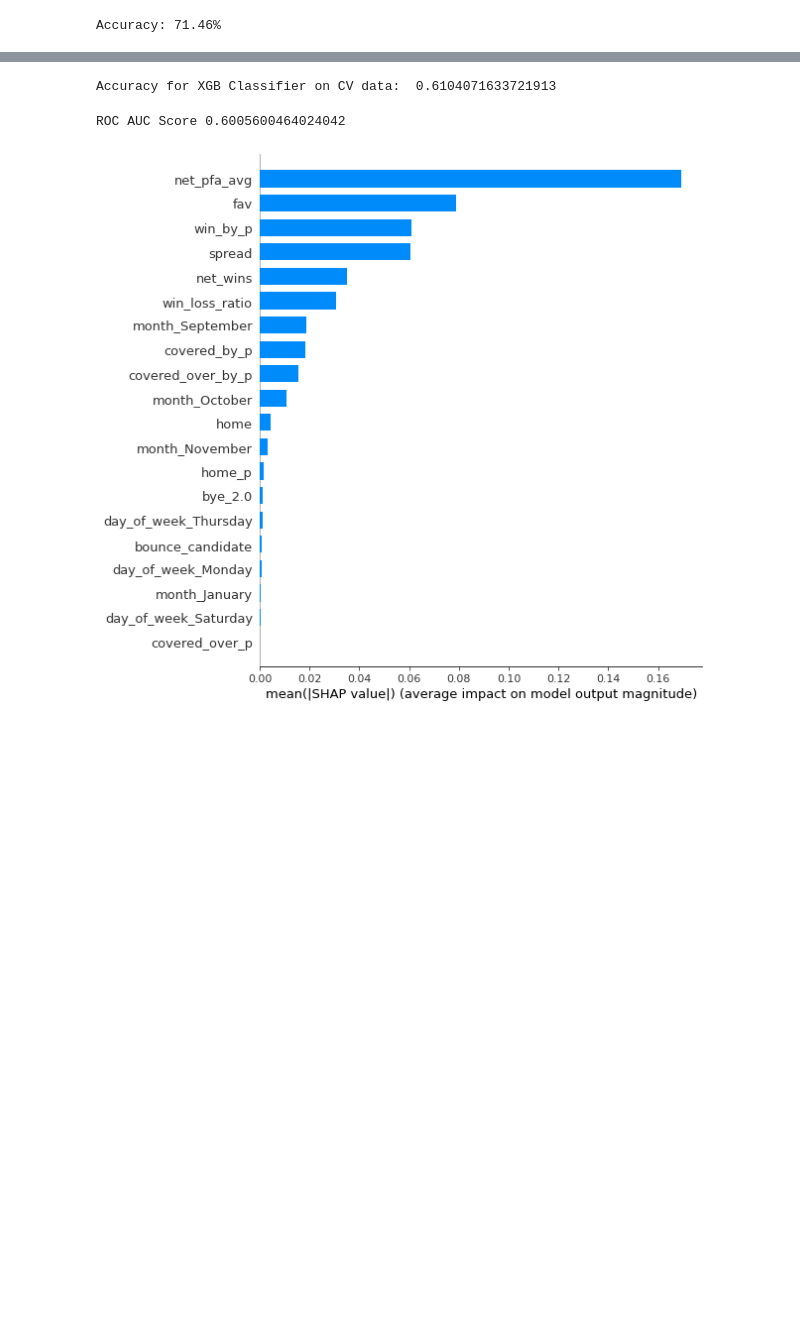
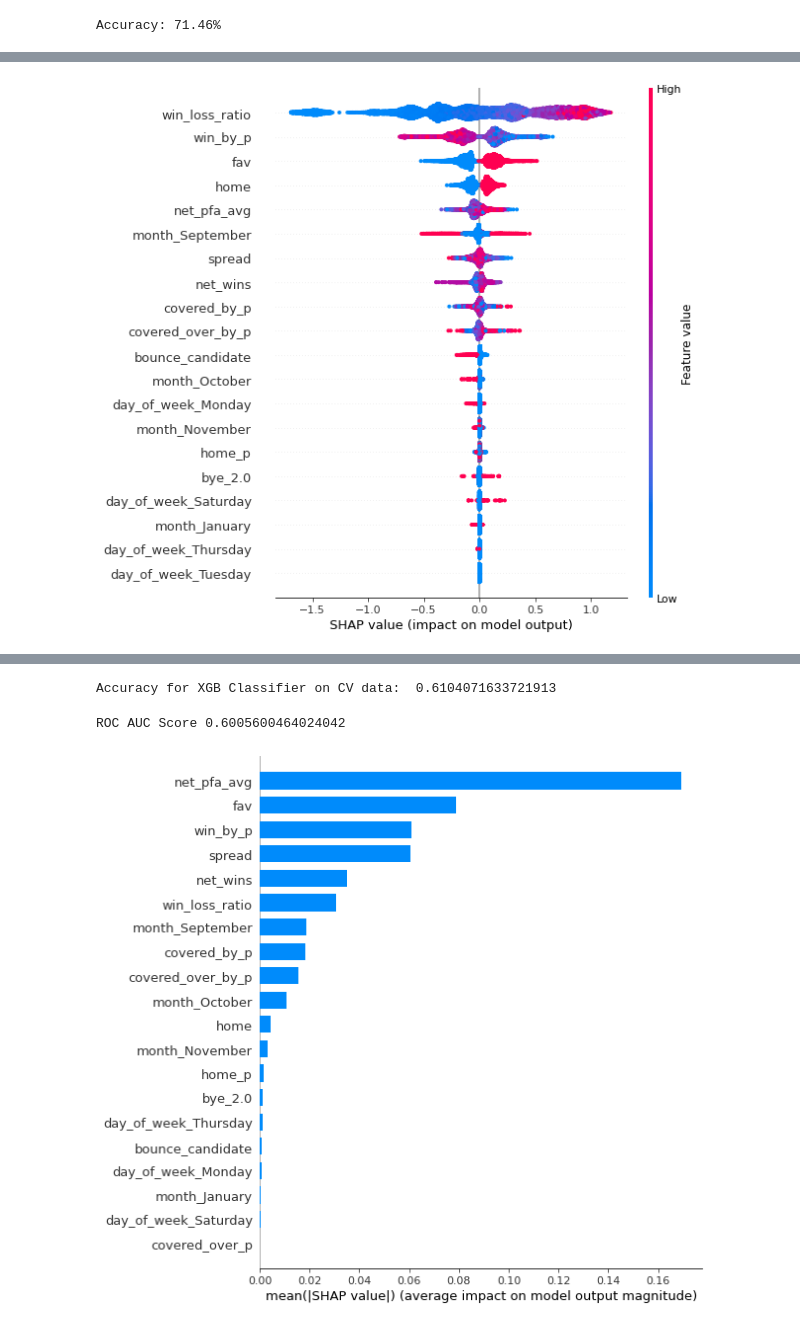
Before and after one commit to carlclifford/Capstone-2, a Jupyter notebook: Capstone 2 Modeling.ipynb, the cells around one changed output, grey strips where cells are left out. Saved outputs shown, nothing was run; the diff lists cells and outputs as text; code cells hidden in the pictures; blank space fills up the shorter version.

```diff
--- a/Capstone 2 Modeling.ipynb
+++ b/Capstone 2 Modeling.ipynb
@@ -370,0 +430,4 @@ def algorithm_pipeline(X_train_data, X_test_data, y_train_data, y_test_data,
+# %%
+shap.summary_plot(shap_values, X_train)
+# %% [output]
+[figure, added]
```
Also changed, not shown: parts of 18 cells of this notebook.
